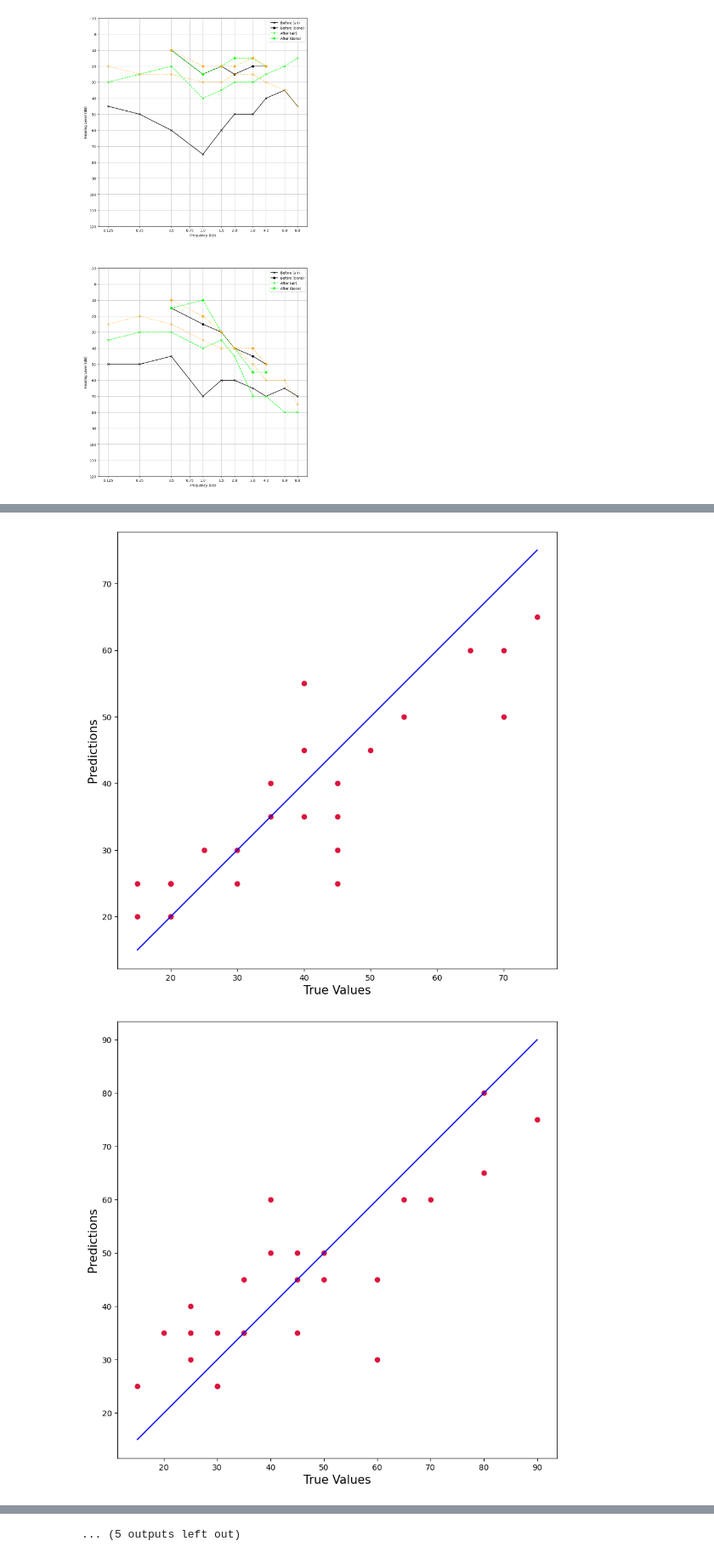
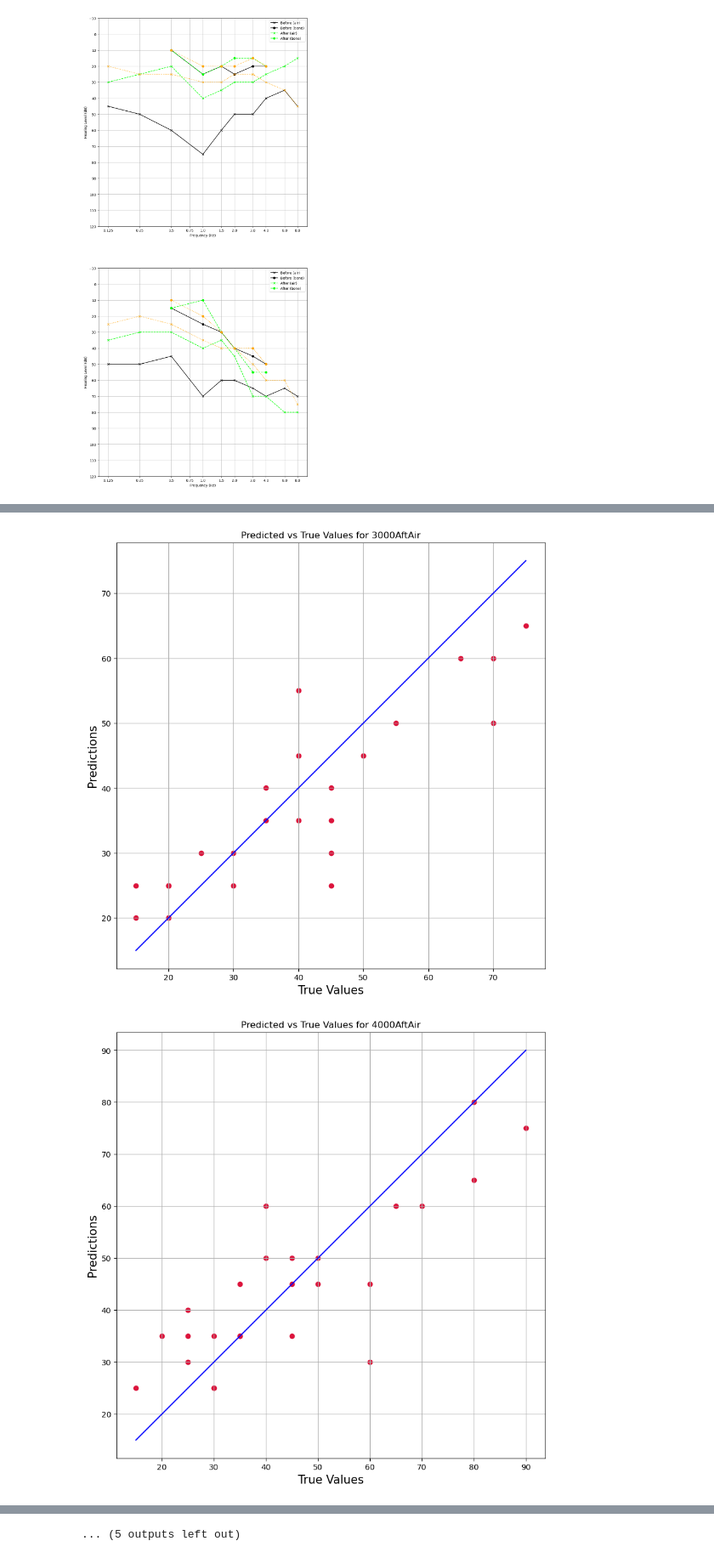
Before and after one commit to vrebol/stapedotomy-prediction-code, a Jupyter notebook: 6visualization.ipynb, the cells around one changed output, grey strips where cells are left out. Shown at 85% size. Drawn from its saved outputs; the diff is of its cells as text; code cells hidden in the pictures.

Commit message:
Added grid and titles

```diff
--- a/6visualization.ipynb
+++ b/6visualization.ipynb
@@ -95,6 +95,8 @@ for i in range(16):
     plt.xlabel('True Values', fontsize=15)
     plt.ylabel('Predictions', fontsize=15)
     plt.axis('equal')
+    plt.grid()
+    plt.title(f'Predicted vs True Values for {y_test.columns[i]}')
     plt.show()
 # %% [output]
 [0. 0. 1. 0. 0. 0. 0. 0. 0. 0. 0. 0. 1. 0. 0. 0.]
@@ -107,2 +109,2 @@ for i in range(16):
-[figure, old version]
+[figure, new version]
-[figure, old version]
+[figure, new version]
```
Also changed, not shown: parts of 1 cell of this notebook.
